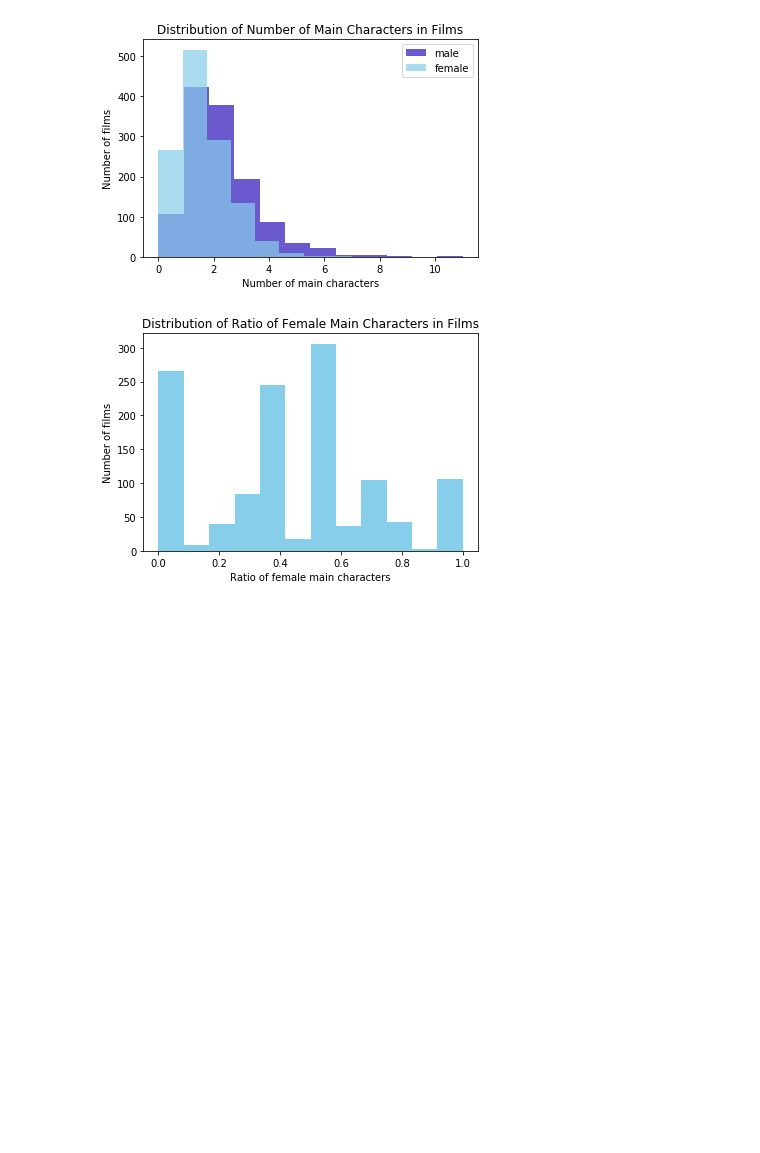
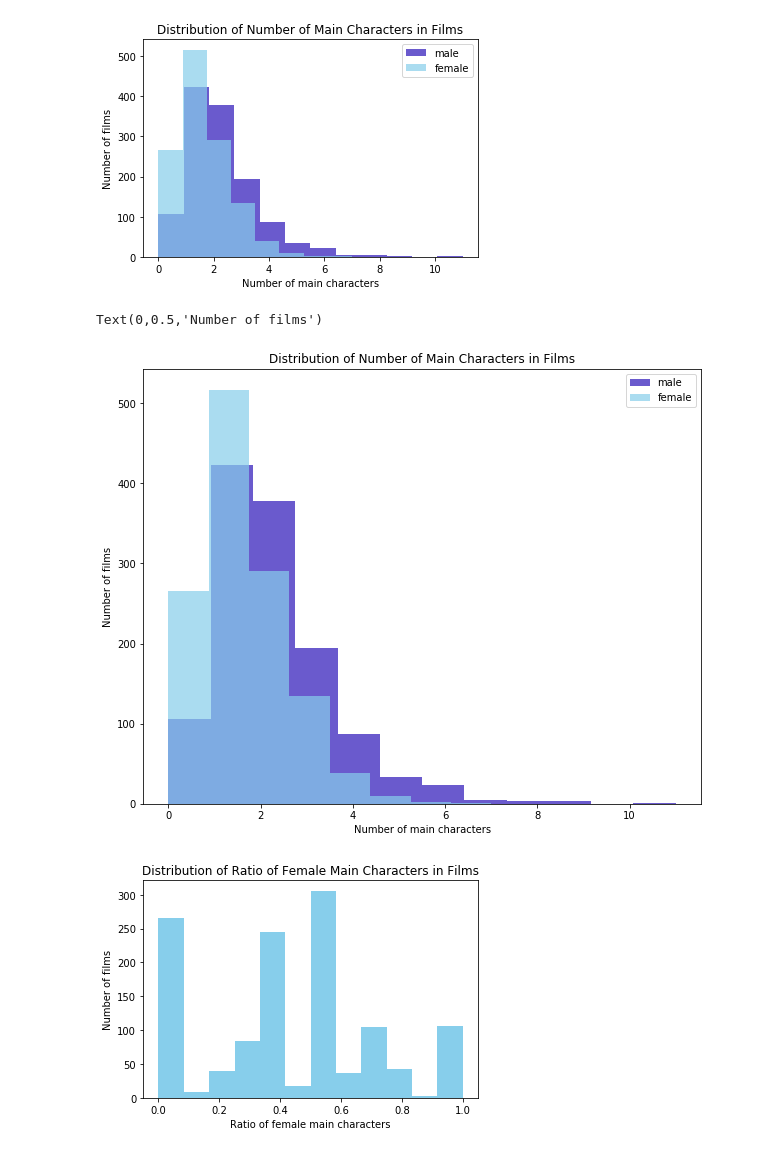
Before and after one commit to w-sheng/Film-Screenplay-Analysis, a Jupyter notebook: notebooks/analyze_characters.ipynb, the cells around one changed output. Cells and saved outputs as stored; diff of their text form; code cells hidden in the pictures; blank space fills up the shorter version.

```diff
--- a/notebooks/analyze_characters.ipynb
+++ b/notebooks/analyze_characters.ipynb
@@ -115,6 +124,18 @@ plt.ylabel('Number of films')
 plt.savefig('../plots/gender-distr.png')
 # %% [output]
 [figure]
+# %%
+# presentation
+mc_gender_df['num_male'].hist(bins=12, color='slateblue', figsize=(10,8), grid=False, label='male')
+mc_gender_df['num_fem'].hist(bins=8, color='skyblue', alpha=0.7, figsize=(10,8), grid=False, label='female')
+
+plt.legend()
+plt.title('Distribution of Number of Main Characters in Films')
+plt.xlabel('Number of main characters')
+plt.ylabel('Number of films')
+# %% [output]
+Text(0,0.5,'Number of films')
+[figure, added]
 # %%
 mc_gender_df['fem_ratio'].hist(bins=12, color='skyblue', figsize=(6,4), grid=False)
 plt.title('Distribution of Ratio of Female Main Characters in Films')
```
Also changed, not shown: parts of 8 cells of this notebook, 26 other files.
